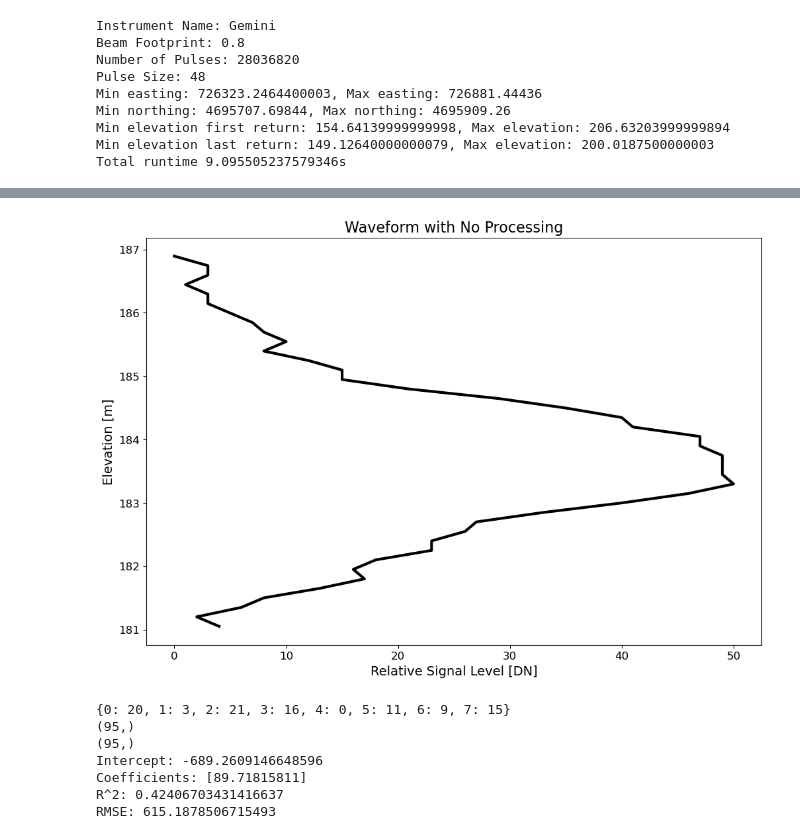
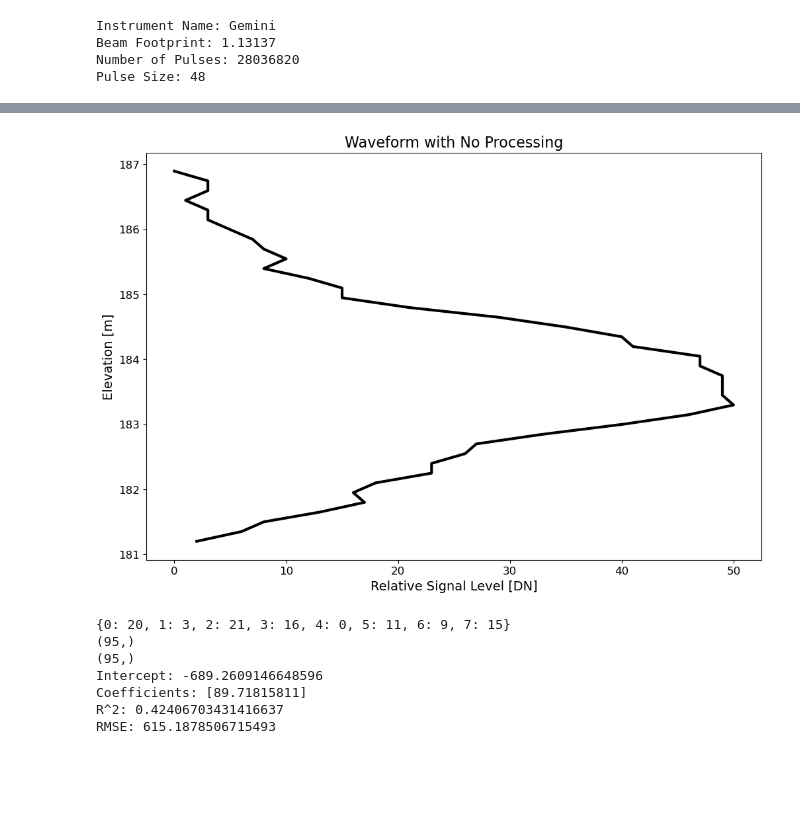
Before and after one commit to feyu39/Neon-Full-Waveform-LiDAR-Processor, a Jupyter notebook: neon_processor_batch.ipynb, the cells around one changed output, grey strips where cells are left out. Drawn from its saved outputs; the diff is of its cells as text; code cells hidden in the pictures; blank space fills up the shorter version.

Commit message:
Updated code to process galaxy with new Keith code updates

```diff
--- a/neon_processor_batch.ipynb
+++ b/neon_processor_batch.ipynb
@@ -497,6 +763,7 @@ def read_NEONAOP_pulsewaves_pulse_information(pls_file, number_of_waveform_files
 # %%
 '''Read waveform information for AOP into global variables necessary for future analysis
-   Read pulse ancillary info from waveform file: origin/platform/anchor location, ray dxdydz, first and last bin geolocation'''
+   Do not process entire pulsewaves file: use for quick processing
+'''
 
 start = time.time()
 waveform_files = waveform_file.split('.')
@@ -509,47 +776,25 @@ pulse_descriptor_number_of_extra_wave_bytes_array, pulse_descriptor_number_of_sa
 sampling_record_bits_for_duration_from_anchor_array, sampling_record_scale_for_duration_from_anchor_array, \
 sampling_record_offset_for_duration_from_anchor_array, sampling_record_bits_for_number_of_segments_array, \
 sampling_record_bits_for_number_of_samples_array, sampling_record_number_of_segments_array, \
-sampling_record_number_of_samples_array, sampling_record_bits_per_sample_array = read_NEONAOP_pulsewaves_pulse_information(pls_file)
+sampling_record_number_of_samples_array, sampling_record_bits_per_sample_array = read_NEONAOP_pulsewaves_pulse_information_header_only(pls_file, lidar_instrument_name)
 
 if (instrument_name == 'Gemini'):
-    beam_footprint = 0.8
+    beam_footprint = 1.13137 # 0.8 1/e
 elif (instrument_name == 'Galaxy'):
-    beam_footprint = 0.25
+    beam_footprint = 0.533553 # 0.25 1/e
+elif (instrument_name == 'LMS-Q780'):
+    beam_footprint = 0.25 # 0.25 1/e^2
 else:
-    beam_footprint = 0.0
-    print("Beam Footprint not found")
-
-utmEasting_bin0_array = xyz_bin0_array[:,0]
-utmNorthing_bin0_array = xyz_bin0_array[:,1]
-elevation_bin0_array = xyz_bin0_array[:,2]
-utmEasting_lastbin_array = xyz_lastbin_array[:,0]
-utmNorthing_lastbin_array = xyz_lastbin_array[:,1]
-elevation_lastbin_array = xyz_lastbin_array[:,2]
+    beam_footprint = 0.5
+    print("Instrument name not detected")
 
 end = time.time()
 print(f"Instrument Name: {instrument_name}")
 print(f"Beam Footprint: {beam_footprint}")
 print(f"Number of Pulses: {number_of_pulses}")
 print(f"Pulse Size: {pulse_size}")
-
-# Mask out array values with 0.0 to print accurate minimum information
-masked_utm_easting_arr = np.ma.masked_equal(utmEasting_bin0_array, 0.0)
-masked_utm_northing_arr = np.ma.masked_equal(utmNorthing_bin0_array, 0.0)
-masked_elevation_bin0_arr = np.ma.masked_equal(elevation_bin0_array, 0.0)
-masked_elevation_lastbin_arr = np.ma.masked_equal(elevation_lastbin_array, 0.0)
-
-print(f"Min easting: {np.min(masked_utm_easting_arr)}, Max easting: {np.max(utmEasting_bin0_array)}")
-print(f"Min northing: {np.min(masked_utm_northing_arr)}, Max northing: {np.max(utmNorthing_bin0_array)}")
-print(f"Min elevation first return: {np.min(masked_elevation_bin0_arr)}, Max elevation: {np.max(elevation_bin0_array)}")
-print(f"Min elevation last return: {np.min(masked_elevation_lastbin_arr)}, Max elevation: {np.max(elevation_lastbin_array)}")
-print(f"Total runtime {end - start}s")
 # %% [output]
 Instrument Name: Gemini
-Beam Footprint: 0.8
+Beam Footprint: 1.13137
 Number of Pulses: 28036820
 Pulse Size: 48
-Min easting: 726323.2464400003, Max easting: 726881.44436
-Min northing: 4695707.69844, Max northing: 4695909.26
-Min elevation first return: 154.64139999999998, Max elevation: 206.63203999999894
-Min elevation last return: 149.12640000000079, Max elevation: 200.0187500000003
-Total runtime 9.095505237579346s
@@ -776,8 +1036,7 @@ readbin_wvs_file.seek(0,0)
 iPulse = 3595429
 
 # Read waveform
-waveform, waveform_x_axis, waveform_y_axis, waveform_z_axis, offset, multiple_segments = read_NEONAOP_pulsewaves_waveform(readbin_pls_file,readbin_wvs_file,iPulse,offset_to_pulse_data,pulse_size,T_scale_factor,T_offset,x_scale_factor,x_offset,y_scale_factor,y_offset,z_scale_factor,z_offset,sampling_record_pulse_descriptor_index_lookup_array,pulse_descriptor_optical_center_to_anchor_point_array,pulse_descriptor_number_of_extra_wave_bytes_array,pulse_descriptor_number_of_samplings_array,sampling_record_bits_for_duration_from_anchor_array,sampling_record_scale_for_duration_from_anchor_array,sampling_record_offset_for_duration_from_anchor_array,sampling_record_bits_for_number_of_segments_array,sampling_record_bits_for_number_of_samples_array,sampling_record_number_of_segments_array,sampling_record_number_of_samples_array,sampling_record_bits_per_sample_array)
-
+waveform, waveform_x_axis, waveform_y_axis, waveform_z_axis, offset = read_NEONAOP_pulsewaves_waveform(readbin_pls_file,readbin_wvs_file,instrument_name,lidar_instrument_name,iPulse,offset_to_pulse_data,pulse_size,T_scale_factor,T_offset,x_scale_factor,x_offset,y_scale_factor,y_offset,z_scale_factor,z_offset,sampling_record_pulse_descriptor_index_lookup_array,pulse_descriptor_optical_center_to_anchor_point_array,pulse_descriptor_number_of_extra_wave_bytes_array,pulse_descriptor_number_of_samplings_array,sampling_record_bits_for_duration_from_anchor_array,sampling_record_scale_for_duration_from_anchor_array,sampling_record_offset_for_duration_from_anchor_array,sampling_record_bits_for_number_of_segments_array,sampling_record_bits_for_number_of_samples_array,sampling_record_number_of_segments_array,sampling_record_number_of_samples_array,sampling_record_bits_per_sample_array)
 waveform_intensity_threshold = 10.0
 
 # Peak location indices
@@ -802,4 +1061,4 @@ Min northing value: 4699045.362400004, Max northing value: 4699045.378000003
-[figure, old version]
+[figure, new version]
 # %%
 def normalize_cumulative_return_energy(waveform_intensity_x, waveform_elevation_y, plot):
     '''Normalize cumulative return energy from waveform intensity values, with x being normalized intensity and y being elevation in meters.
```
Also changed, not shown: parts of 12 cells of this notebook.
